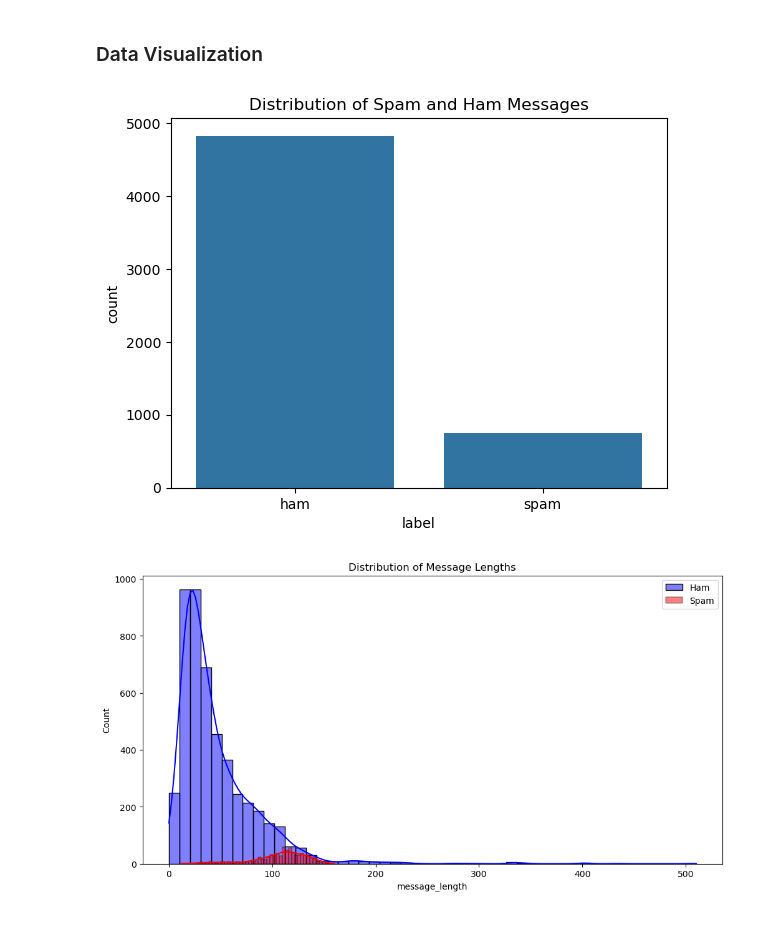
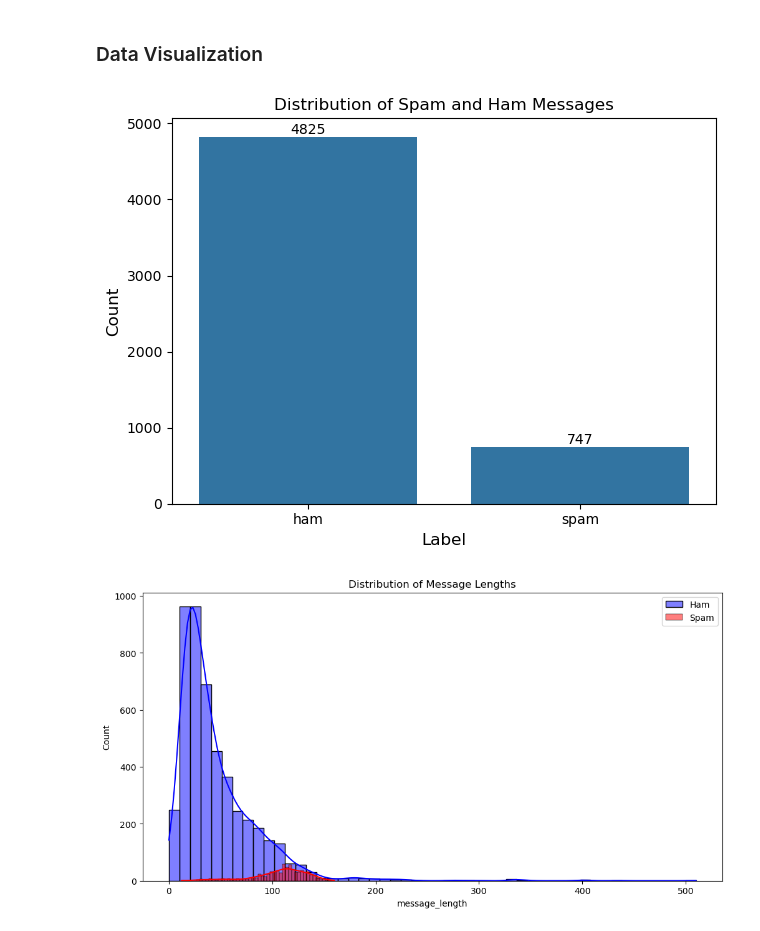
Before and after one commit to karenling99/Capstone-Project-SMS-Spam-Collection-2024, a Jupyter notebook: SMS Spam Collection.ipynb, the cells around one changed output. Saved outputs shown, nothing was run; the diff lists cells and outputs as text; code cells hidden in the pictures.

```diff
--- a/SMS Spam Collection.ipynb
+++ b/SMS Spam Collection.ipynb
@@ -173,13 +169,23 @@ df['message'] = df['message'].astype(str)
 # %% [markdown]
 ### Data Visualization
 # %%
-#just showing you the amount of messages for spam and ham
+# just showing you the amount of messages for spam and ham
 
 sns.countplot(x='label', data=df)
 plt.title('Distribution of Spam and Ham Messages')
+
+ax = plt.gca()  # Get the current Axes instance
+for p in ax.patches:
+    ax.annotate(f'{int(p.get_height())}', (p.get_x() + p.get_width() / 2., p.get_height()),
+                ha='center', va='center', xytext=(0, 5), textcoords='offset points')
+
+plt.xlabel('Label', fontsize=12)
+plt.ylabel('Count', fontsize=12)
+
+plt.tight_layout()
 plt.show()
 # %% [output]
-[figure, old version]
+[figure, new version]
 # %%
 # Length of messages
 df['message_length'] = df['message'].apply(len)
```
Also changed, not shown: parts of 7 cells of this notebook.
